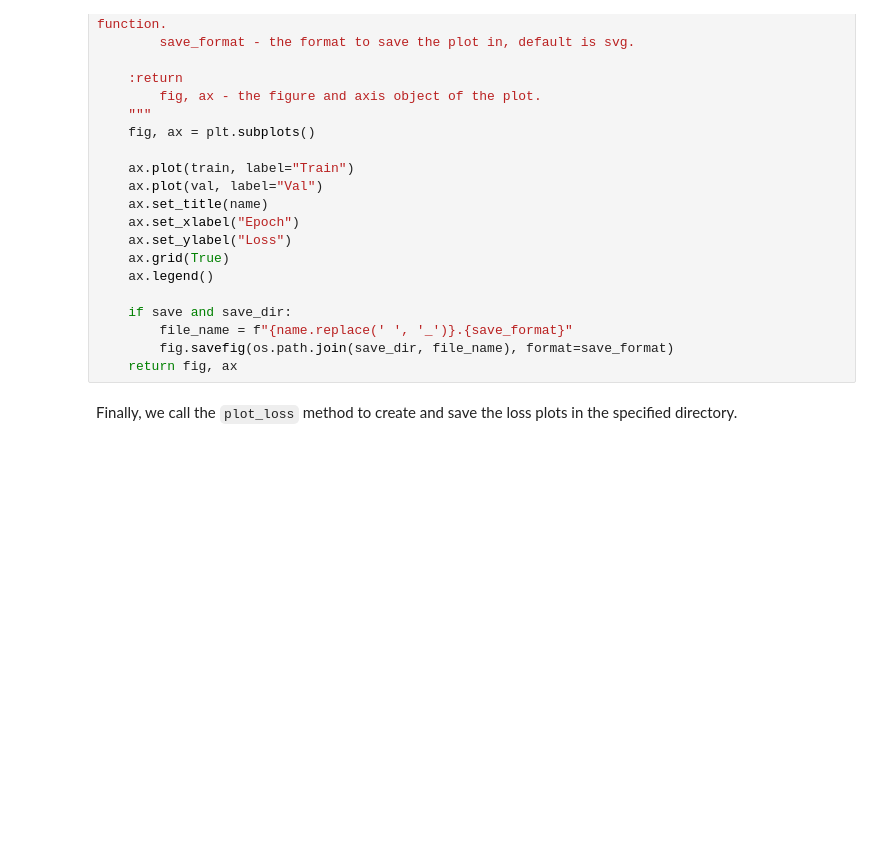
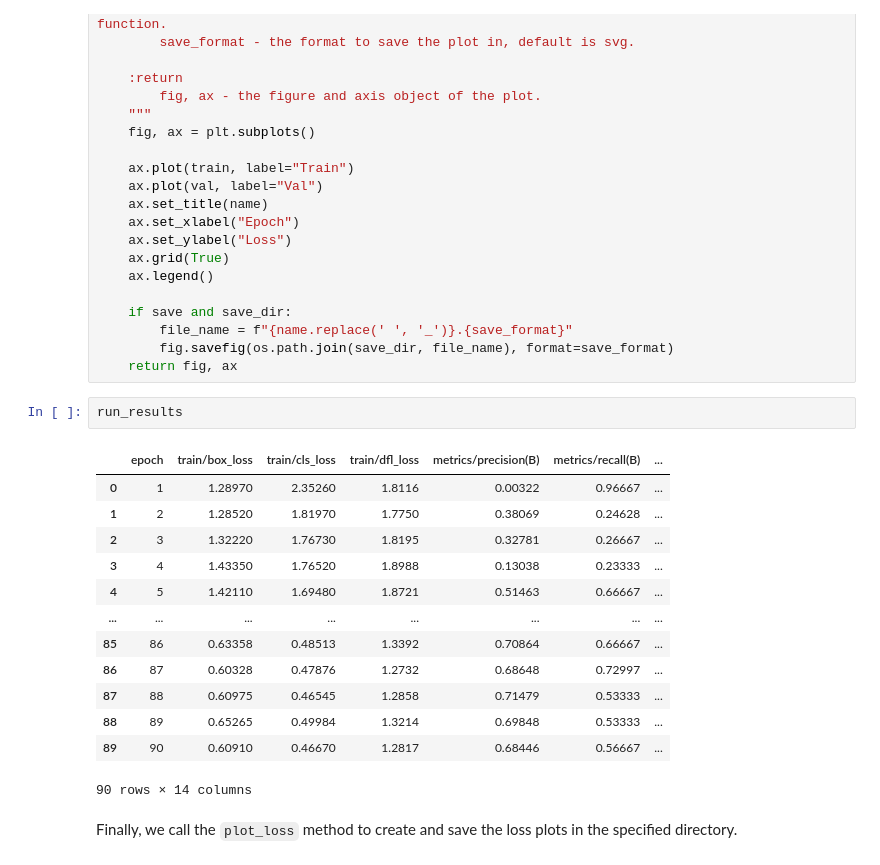
Before and after one commit to aml-2023/final-project, a Jupyter notebook: metrics.ipynb, the cells around one changed output. Cells and saved outputs as stored; diff of their text form; blank space fills up the shorter version.

Commit message:
yolo * rerun metrics notebook

```diff
--- a/metrics.ipynb
+++ b/metrics.ipynb
@@ -117,6 +117,22 @@ def plot_loss(train, val, name, save=False, save_dir=None, save_format="svg"):
         file_name = f"{name.replace(' ', '_')}.{save_format}"
         fig.savefig(os.path.join(save_dir, file_name), format=save_format)
     return fig, ax
+# %%
+run_results
+# %% [output]
+|  | epoch | train/box_loss | train/cls_loss | train/dfl_loss | metrics/precision(B) | metrics/recall(B) | ... |
+| 0 | 1 | 1.28970 | 2.35260 | 1.8116 | 0.00322 | 0.96667 | ... |
+| 1 | 2 | 1.28520 | 1.81970 | 1.7750 | 0.38069 | 0.24628 | ... |
+| 2 | 3 | 1.32220 | 1.76730 | 1.8195 | 0.32781 | 0.26667 | ... |
+| 3 | 4 | 1.43350 | 1.76520 | 1.8988 | 0.13038 | 0.23333 | ... |
+| 4 | 5 | 1.42110 | 1.69480 | 1.8721 | 0.51463 | 0.66667 | ... |
+| ... | ... | ... | ... | ... | ... | ... | ... |
+| 85 | 86 | 0.63358 | 0.48513 | 1.3392 | 0.70864 | 0.66667 | ... |
+| 86 | 87 | 0.60328 | 0.47876 | 1.2732 | 0.68648 | 0.72997 | ... |
+| 87 | 88 | 0.60975 | 0.46545 | 1.2858 | 0.71479 | 0.53333 | ... |
+| 88 | 89 | 0.65265 | 0.49984 | 1.3214 | 0.69848 | 0.53333 | ... |
+| 89 | 90 | 0.60910 | 0.46670 | 1.2817 | 0.68446 | 0.56667 | ... |
+90 rows × 14 columns
 # %% [markdown]
 Finally, we call the `plot_loss` method to create and save the loss plots in the specified directory.
 # %%
```
Also changed, not shown: parts of 1 cell of this notebook.
